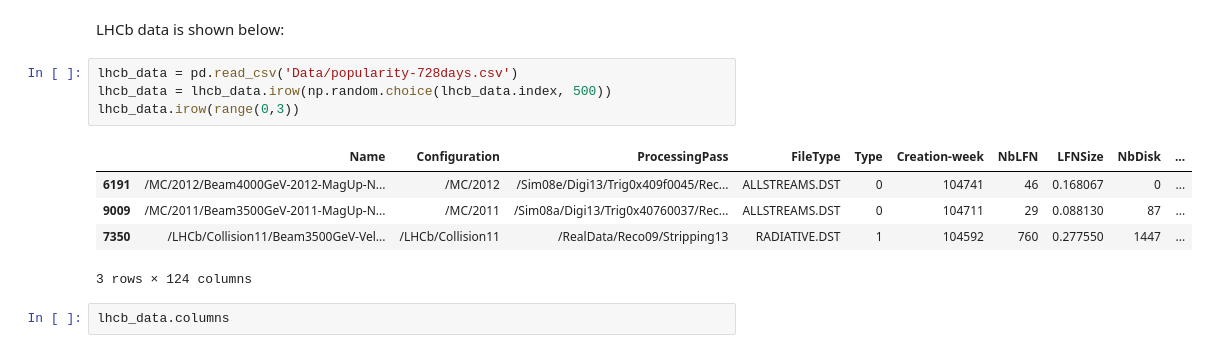
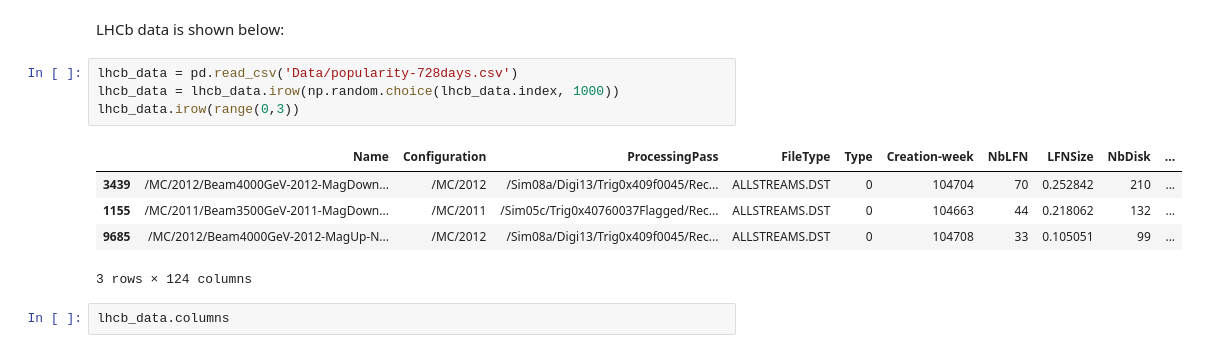
Before and after one commit to yandexdataschool/DataPopularity, a Jupyter notebook: howto/howto_01_datapop.ipynb, the cells around one changed output. Saved outputs shown, nothing was run; the diff lists cells and outputs as text.

```diff
--- a/howto/howto_01_datapop.ipynb
+++ b/howto/howto_01_datapop.ipynb
@@ -10,13 +10,13 @@ This class prepare LHCb data for other classes which are use used data in specia
 LHCb data is shown below:
 # %%
 lhcb_data = pd.read_csv('Data/popularity-728days.csv')
-lhcb_data = lhcb_data.irow(np.random.choice(lhcb_data.index, 500))
+lhcb_data = lhcb_data.irow(np.random.choice(lhcb_data.index, 1000))
 lhcb_data.irow(range(0,3))
 # %% [output]
 |  | Name | Configuration | ProcessingPass | FileType | Type | Creation-week | NbLFN | LFNSize | NbDisk | ... |
-| 6191 | /MC/2012/Beam4000GeV-2012-MagUp-N... | /MC/2012 | /Sim08e/Digi13/Trig0x409f0045/Rec... | ALLSTREAMS.DST | 0 | 104741 | 46 | 0.168067 | 0 | ... |
-| 9009 | /MC/2011/Beam3500GeV-2011-MagUp-N... | /MC/2011 | /Sim08a/Digi13/Trig0x40760037/Rec... | ALLSTREAMS.DST | 0 | 104711 | 29 | 0.088130 | 87 | ... |
-| 7350 | /LHCb/Collision11/Beam3500GeV-Vel... | /LHCb/Collision11 | /RealData/Reco09/Stripping13 | RADIATIVE.DST | 1 | 104592 | 760 | 0.277550 | 1447 | ... |
+| 3439 | /MC/2012/Beam4000GeV-2012-MagDown... | /MC/2012 | /Sim08a/Digi13/Trig0x409f0045/Rec... | ALLSTREAMS.DST | 0 | 104704 | 70 | 0.252842 | 210 | ... |
+| 1155 | /MC/2011/Beam3500GeV-2011-MagDown... | /MC/2011 | /Sim05c/Trig0x40760037Flagged/Rec... | ALLSTREAMS.DST | 0 | 104663 | 44 | 0.218062 | 132 | ... |
+| 9685 | /MC/2012/Beam4000GeV-2012-MagUp-N... | /MC/2012 | /Sim08a/Digi13/Trig0x409f0045/Rec... | ALLSTREAMS.DST | 0 | 104708 | 33 | 0.105051 | 99 | ... |
 3 rows × 124 columns
 # %%
 lhcb_data.columns
```
Also changed, not shown: parts of 10 cells of this notebook, 6 other files.
